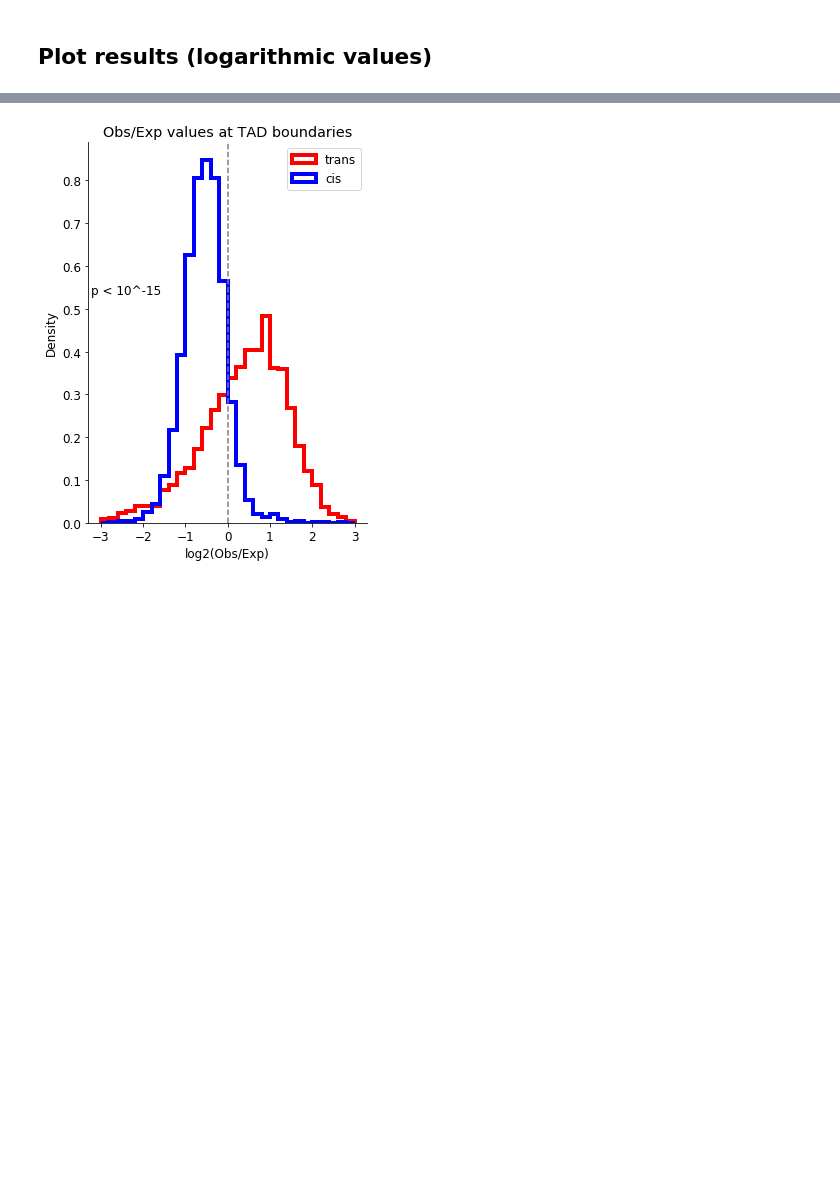
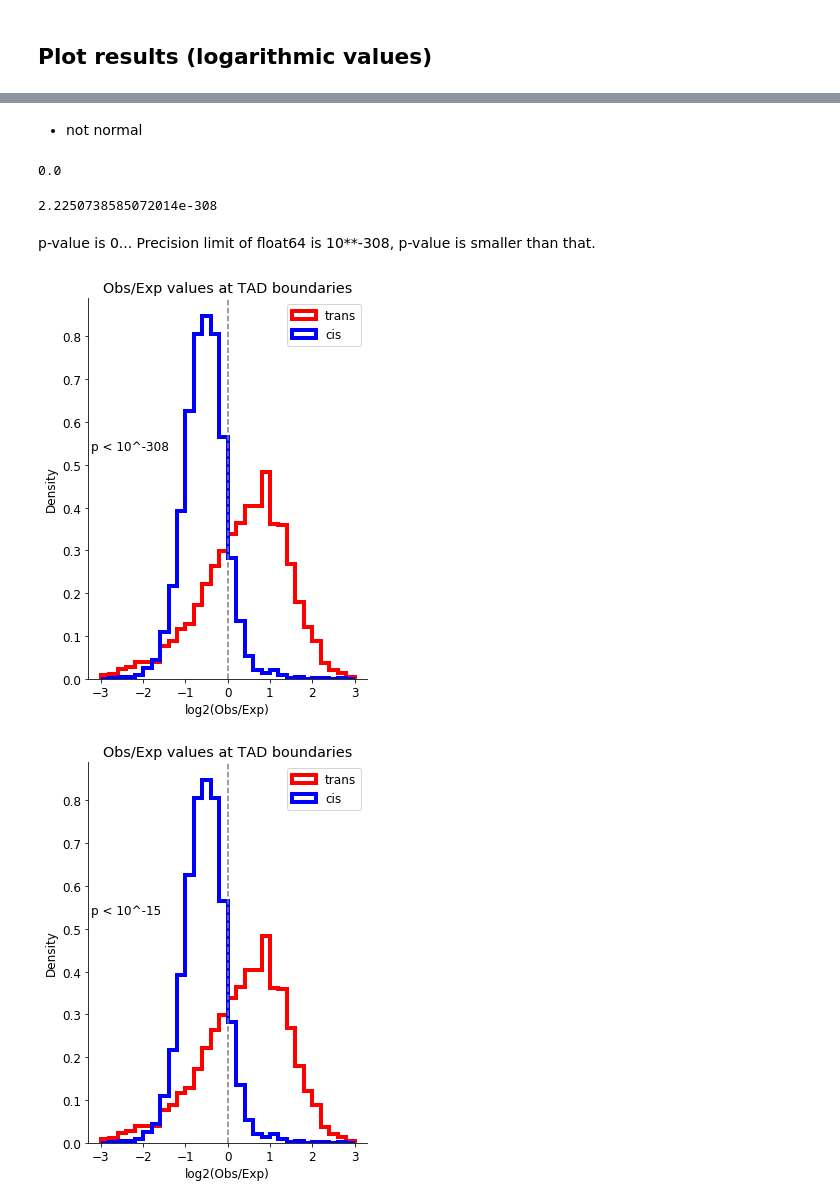
Before and after one commit to gerlichlab/scshic_analysis, a Jupyter notebook: notebooks/TAD_analysis_WT_2.ipynb, the cells around one changed output, grey strips where cells are left out. Cells and saved outputs as stored; diff of their text form; code cells hidden in the pictures; blank space fills up the shorter version.

Commit message:
added "exact" p-value calculation

```diff
--- a/notebooks/TAD_analysis_WT_2.ipynb
+++ b/notebooks/TAD_analysis_WT_2.ipynb
@@ -212,0 +225,2 @@ cisPairObsExp = cisPairObsExp.replace([np.inf, -np.inf], np.nan).dropna()
+# %% [markdown]
+- not normal
@@ -213,3 +229,29 @@ cisPairObsExp = cisPairObsExp.replace([np.inf, -np.inf], np.nan).dropna()
+# %%
+p
+# %% [output]
+0.0
+# %%
+np.finfo(type(p)).tiny
+# %% [output]
+2.2250738585072014e-308
+# %% [markdown]
+p-value is 0... Precision limit of float64 is 10**-308, p-value is smaller than that.
+# %%
+
+orderOfMag = -308
+
+f, ax = plt.subplots()
+ax.hist(transPairObsExp["log2Pair"], density=True, bins=30, range=(-3, 3), histtype="step", color="red", lw=4, label="trans")
+ax.hist(cisPairObsExp["log2Pair"], density=True, bins=30, range=(-3, 3), histtype="step", color="blue", lw=4, label="cis")
+ax.set(xlabel="log2(Obs/Exp)", ylabel="Density", title="Obs/Exp values at TAD boundaries")
+ax.text(0.01, 0.6, f"p < 10^{orderOfMag}", transform=ax.transAxes)
+ax.legend()
+sbn.despine()
+ax.axvline(x=0, ls="--", color="grey")
+f.set_size_inches(5, 7)
+plt.show()
+# %% [output]
+[figure, added]
 # %%
 # perform ttest
 
```
Also changed, not shown: parts of 5 cells of this notebook.
